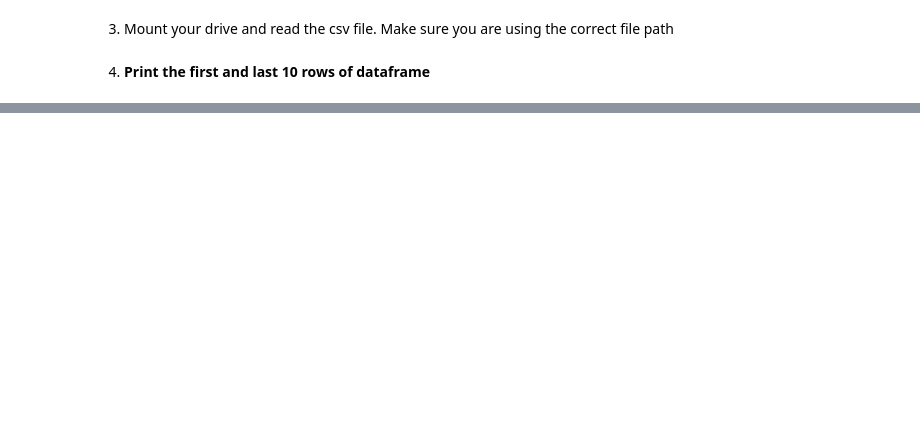
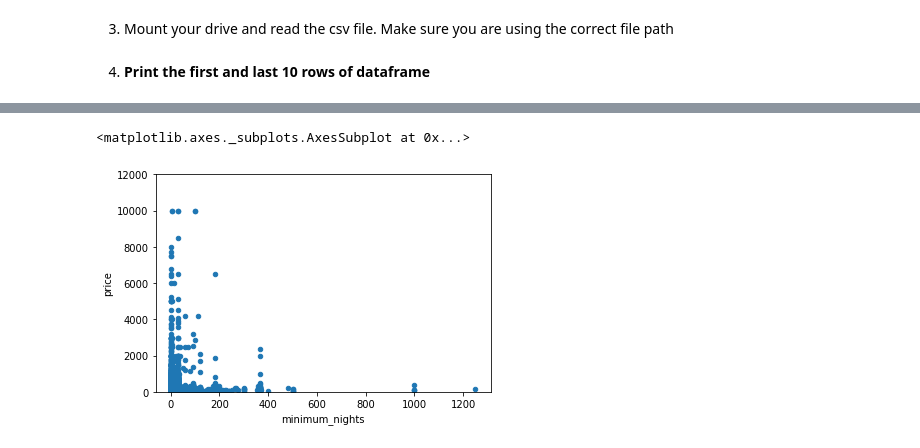
Before and after one commit to Amitpandeycoder/Airbnb-Capstone-Project, a Jupyter notebook: Airbnb_Bookings_Analysis_Capstone_Project.ipynb, the cells around one changed output, grey strips where cells are left out. Cells and saved outputs as stored; diff of their text form; code cells hidden in the pictures; blank space fills up the shorter version.

```diff
--- a/Airbnb_Bookings_Analysis_Capstone_Project.ipynb
+++ b/Airbnb_Bookings_Analysis_Capstone_Project.ipynb
@@ -69,0 +283,10 @@ df.tail(10)
+# %%
+# price vs minimum_nights
+
+min_night='minimum_nights'
+
+data=pd.concat([df['price'],df[min_night]],axis=1)
+data.plot.scatter(x=min_night,y='price',ylim=(0,12000))
+# %% [output]
+<matplotlib.axes._subplots.AxesSubplot at 0x...>
+[figure, added]
```
Also changed, not shown: parts of 40 cells of this notebook.
